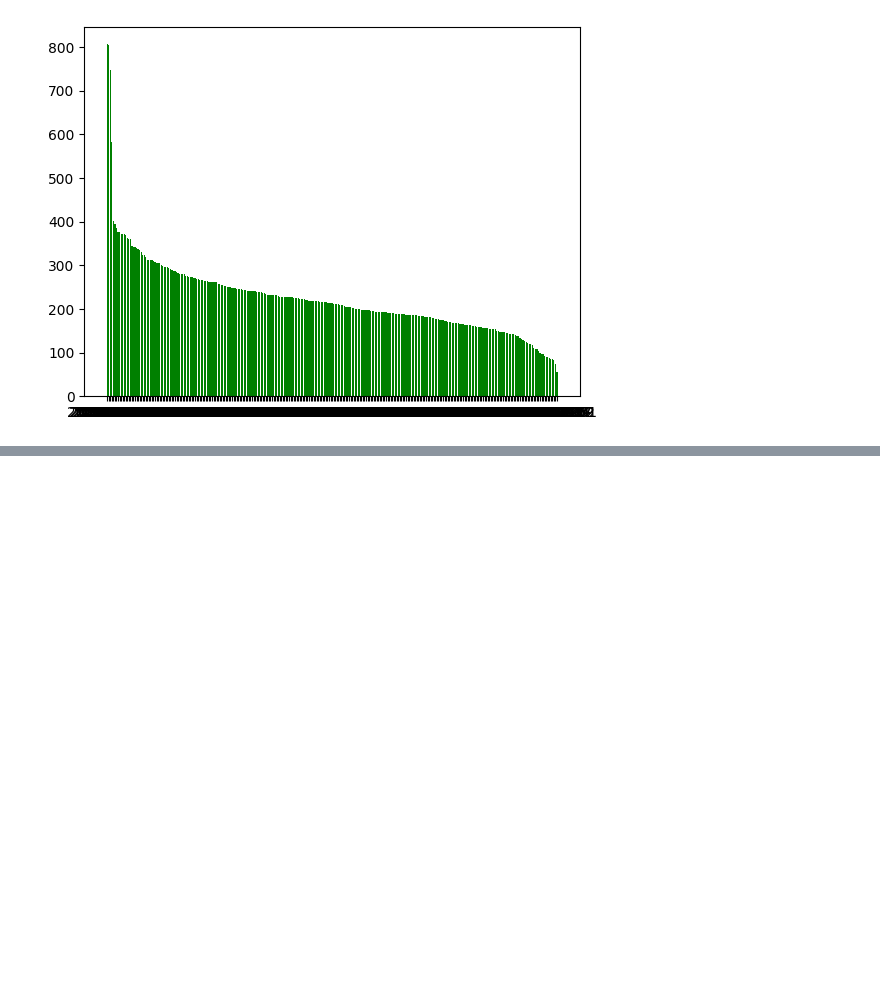
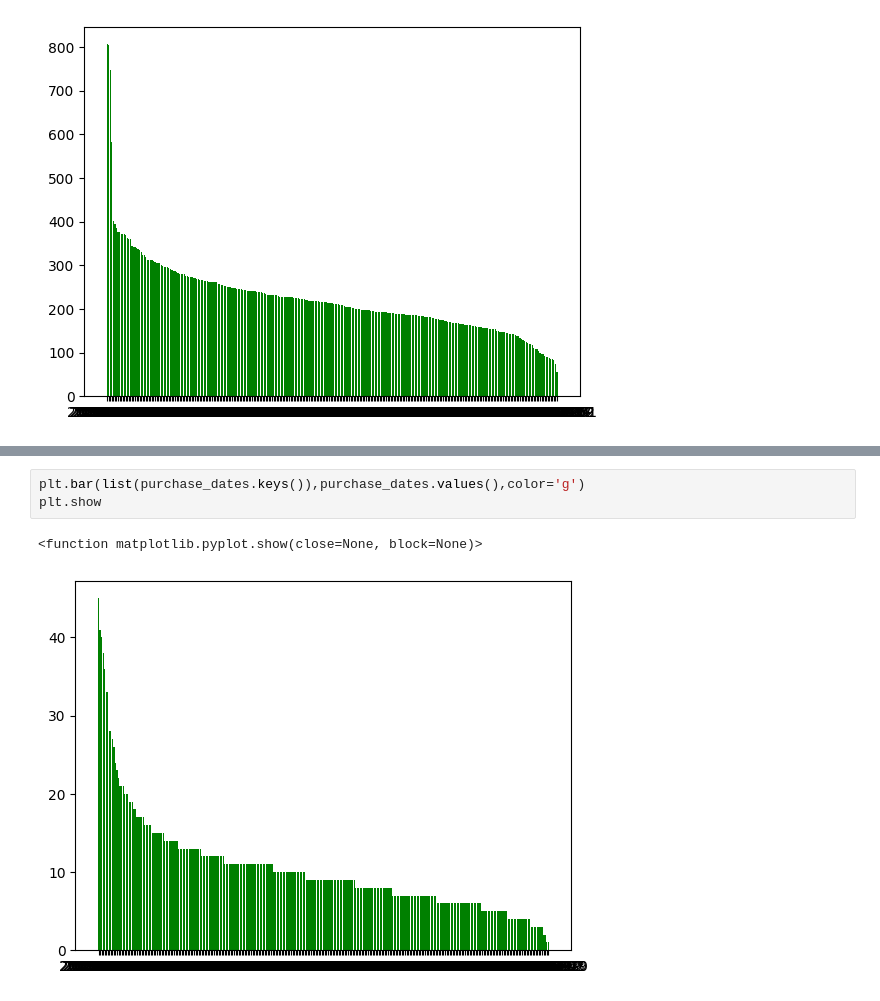
Before and after one commit to puvanans/365-DS-Competition, a Jupyter notebook: Engagement.ipynb, the cells around one changed output, grey strips where cells are left out. Cells and saved outputs as stored; diff of their text form; blank space fills up the shorter version.

```diff
--- a/Engagement.ipynb
+++ b/Engagement.ipynb
@@ -89,0 +86,6 @@ engagement_dates
+# %%
+plt.bar(list(purchase_dates.keys()),purchase_dates.values(),color='g')
+plt.show
+# %% [output]
+<function matplotlib.pyplot.show(close=None, block=None)>
+[figure, added]
```
Also changed, not shown: parts of 6 cells of this notebook, 1 other file.
